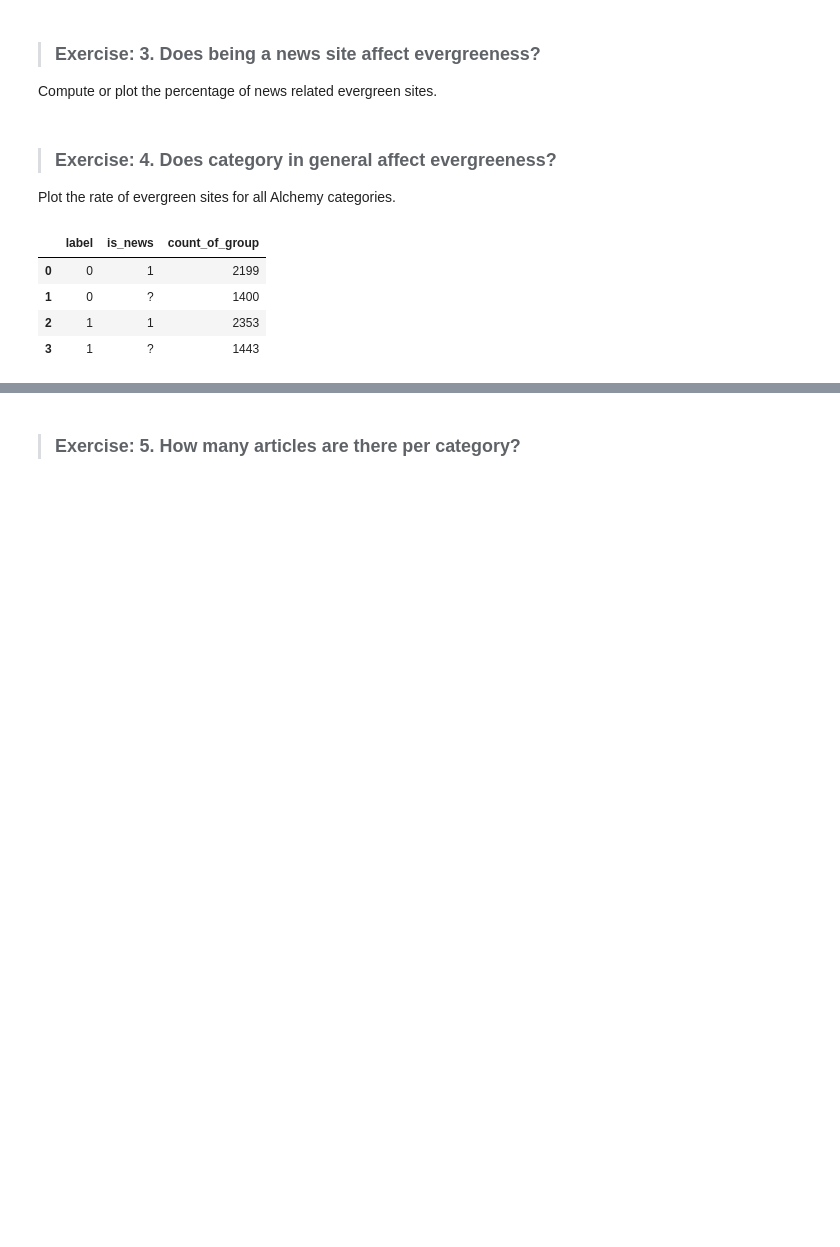
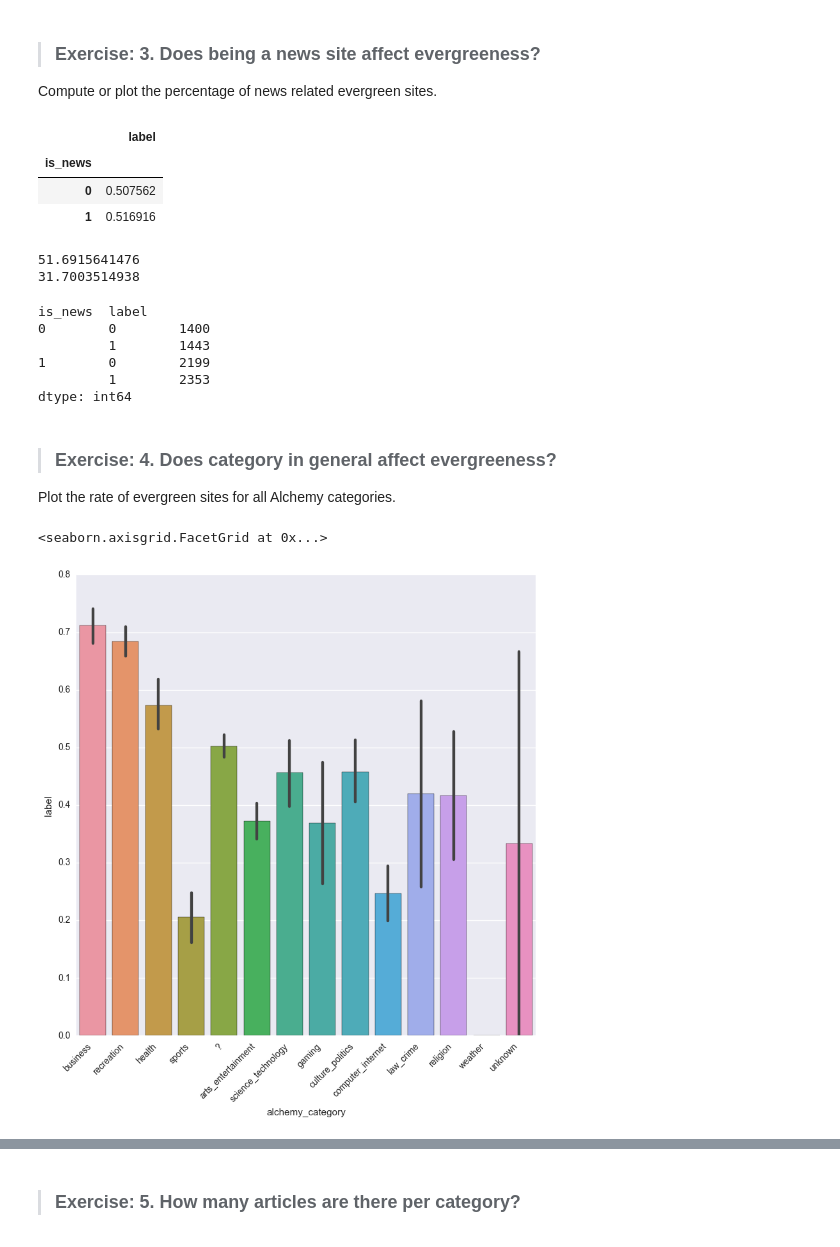
Before and after one commit to edmond24/Edmond-repo, a Jupyter notebook: lessons/lesson-12/code/starter-code/starter-code-12.ipynb, the cells around one changed output, grey strips where cells are left out. Saved outputs shown, nothing was run; the diff lists cells and outputs as text; code cells hidden in the pictures; blank space fills up the shorter version.

```diff
--- a/lessons/lesson-12/code/starter-code/starter-code-12.ipynb
+++ b/lessons/lesson-12/code/starter-code/starter-code-12.ipynb
@@ -103,0 +106,12 @@ Compute or plot the percentage of news related evergreen sites.
+# %%
+import seaborn as sb
+%matplotlib inline
+
+#Option 1: Find out P (evergreen | is_nes =1) vs P (evergreen | is_news = ?)
+
+data.groupby(['is_news'])[['label']].mean()
+# %% [output]
+|  | label |
+| is_news |  |
+| 0 | 0.507562 |
+| 1 | 0.516916 |
@@ -104,3 +124,18 @@ Compute or plot the percentage of news related evergreen sites.
+# %%
+print probl
+print prob2
+# %% [output]
+51.6915641476
+31.7003514938
+# %%
+data.groupby(['is_news','label']).apply(lambda x: len(x))
+# %% [output]
+is_news  label
+0        0        1400
+         1        1443
+1        0        2199
+         1        2353
+dtype: int64
 # %%
 news_and_ev = data.groupby(["label","is_news"]).apply(lambda group: len(group)).reset_index()
 # %%
@@ -111,11 +146,22 @@ news_and_ev.columns = ['label','is_news', 'count_of_group' ]
 # %% [markdown]
 > ### Exercise: 4. Does category in general affect evergreeness?
 Plot the rate of evergreen sites for all Alchemy categories.
-# %%
-news_and_ev
-# %% [output]
-|  | label | is_news | count_of_group |
-| 0 | 0 | 1 | 2199 |
-| 1 | 0 | ? | 1400 |
-| 2 | 1 | 1 | 2353 |
-| 3 | 1 | ? | 1443 |
+# %%
+data.groupby(['alchemy_category'])[['label']].mean()
+
+
+##  OR
+
+import seaborn as sb
+%matplotlib inline
+
+p = sb.factorplot(x='alchemy_category',
+              y='label',
+              kind='bar',
+              data = data,
+              size = 8
+            )
+p.set_xticklabels(rotation=45, horizontalalignment='right')
+# %% [output]
+<seaborn.axisgrid.FacetGrid at 0x...>
+[figure, added]
```
Also changed, not shown: parts of 20 cells of this notebook, 4 other files.
